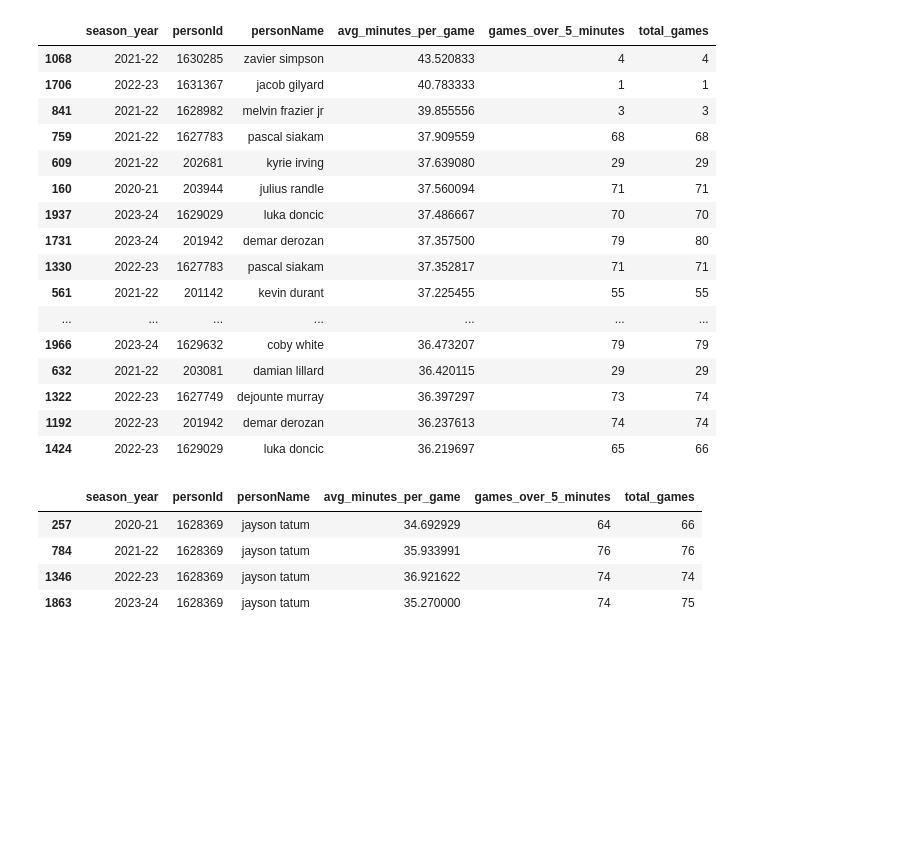
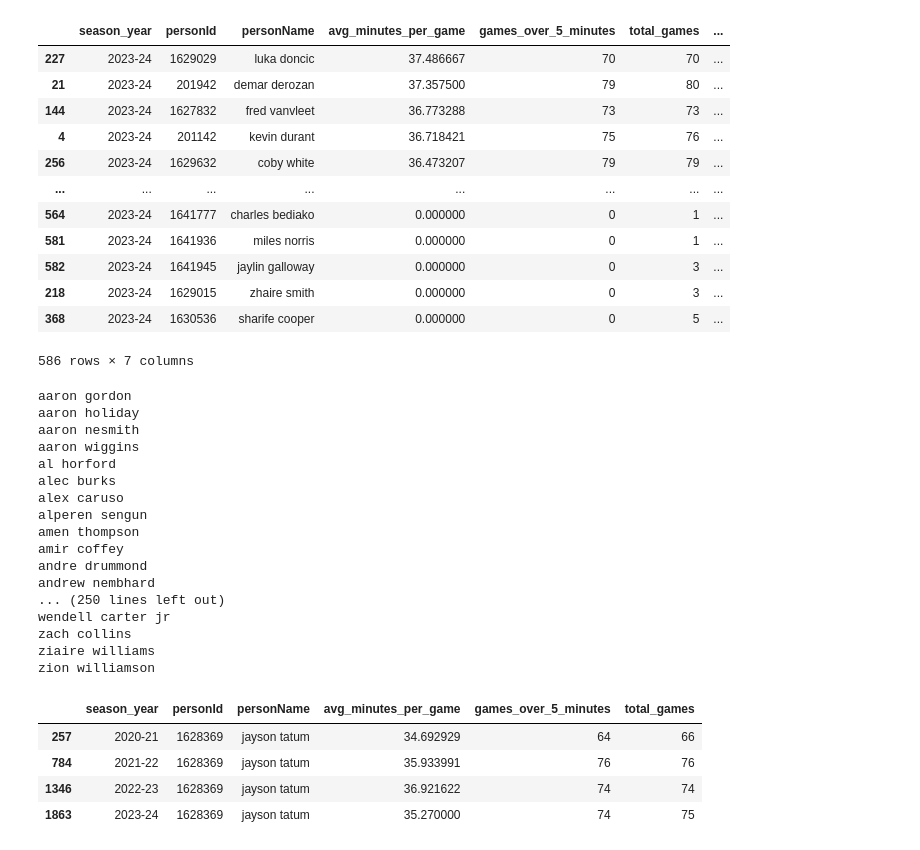
Before and after one commit to patcao/FantasyPodcastInsights, a Jupyter notebook: notebooks/Data-Exploration.ipynb, the cells around one changed output. Saved outputs shown, nothing was run; the diff lists cells and outputs as text; code cells hidden in the pictures; blank space fills up the shorter version.

```diff
--- a/notebooks/Data-Exploration.ipynb
+++ b/notebooks/Data-Exploration.ipynb
@@ -24,30 +24,54 @@ pd.set_option("display.max_rows", 400)
 from src.data_utils import load_clean_scores
 from src.player_utils import PlayerUtil
 
-seasons = ["2020-21", "2021-22", "2022-23", "2023-24"]
+# seasons = ["2020-21", "2021-22", "2022-23", "2023-24"]
+seasons = ["2023-24"]
 df = load_clean_scores(seasons=seasons)
 player_util = PlayerUtil(seasons=seasons)
 # %%
-stats = player_util.player_minute_stats()
-stats.sort_values("avg_minutes_per_game", ascending=False).head(20)
+stats = player_util.player_minute_stats().sort_values("avg_minutes_per_game", ascending=False)
+stats['total_time'] = stats['total_games'] * stats['avg_minutes_per_game']
+
+stats
 # %% [output]
-|  | season_year | personId | personName | avg_minutes_per_game | games_over_5_minutes | total_games |
-| 1068 | 2021-22 | 1630285 | zavier simpson | 43.520833 | 4 | 4 |
-| 1706 | 2022-23 | 1631367 | jacob gilyard | 40.783333 | 1 | 1 |
-| 841 | 2021-22 | 1628982 | melvin frazier jr | 39.855556 | 3 | 3 |
-| 759 | 2021-22 | 1627783 | pascal siakam | 37.909559 | 68 | 68 |
-| 609 | 2021-22 | 202681 | kyrie irving | 37.639080 | 29 | 29 |
-| 160 | 2020-21 | 203944 | julius randle | 37.560094 | 71 | 71 |
-| 1937 | 2023-24 | 1629029 | luka doncic | 37.486667 | 70 | 70 |
-| 1731 | 2023-24 | 201942 | demar derozan | 37.357500 | 79 | 80 |
-| 1330 | 2022-23 | 1627783 | pascal siakam | 37.352817 | 71 | 71 |
-| 561 | 2021-22 | 201142 | kevin durant | 37.225455 | 55 | 55 |
-| ... | ... | ... | ... | ... | ... | ... |
-| 1966 | 2023-24 | 1629632 | coby white | 36.473207 | 79 | 79 |
-| 632 | 2021-22 | 203081 | damian lillard | 36.420115 | 29 | 29 |
-| 1322 | 2022-23 | 1627749 | dejounte murray | 36.397297 | 73 | 74 |
-| 1192 | 2022-23 | 201942 | demar derozan | 36.237613 | 74 | 74 |
-| 1424 | 2022-23 | 1629029 | luka doncic | 36.219697 | 65 | 66 |
+|  | season_year | personId | personName | avg_minutes_per_game | games_over_5_minutes | total_games | ... |
+| 227 | 2023-24 | 1629029 | luka doncic | 37.486667 | 70 | 70 | ... |
+| 21 | 2023-24 | 201942 | demar derozan | 37.357500 | 79 | 80 | ... |
+| 144 | 2023-24 | 1627832 | fred vanvleet | 36.773288 | 73 | 73 | ... |
+| 4 | 2023-24 | 201142 | kevin durant | 36.718421 | 75 | 76 | ... |
+| 256 | 2023-24 | 1629632 | coby white | 36.473207 | 79 | 79 | ... |
+| ... | ... | ... | ... | ... | ... | ... | ... |
+| 564 | 2023-24 | 1641777 | charles bediako | 0.000000 | 0 | 1 | ... |
+| 581 | 2023-24 | 1641936 | miles norris | 0.000000 | 0 | 1 | ... |
+| 582 | 2023-24 | 1641945 | jaylin galloway | 0.000000 | 0 | 3 | ... |
+| 218 | 2023-24 | 1629015 | zhaire smith | 0.000000 | 0 | 3 | ... |
+| 368 | 2023-24 | 1630536 | sharife cooper | 0.000000 | 0 | 5 | ... |
+586 rows × 7 columns
+# %%
+s = stats[stats.total_time > 1000].sort_values('personName')
+
+# s.sort_values('total_time', ascending=True)
+
+for person in s.personName.unique():
+    print(person)
+# %% [output]
+aaron gordon
+aaron holiday
+aaron nesmith
+aaron wiggins
+al horford
+alec burks
+alex caruso
+alperen sengun
+amen thompson
+amir coffey
+andre drummond
+andrew nembhard
+... (250 lines left out)
+wendell carter jr
+zach collins
+ziaire williams
+zion williamson
 # %%
 stats[stats.personId == 1628369]
 # %% [output]
```
Also changed, not shown: 36 other files.
